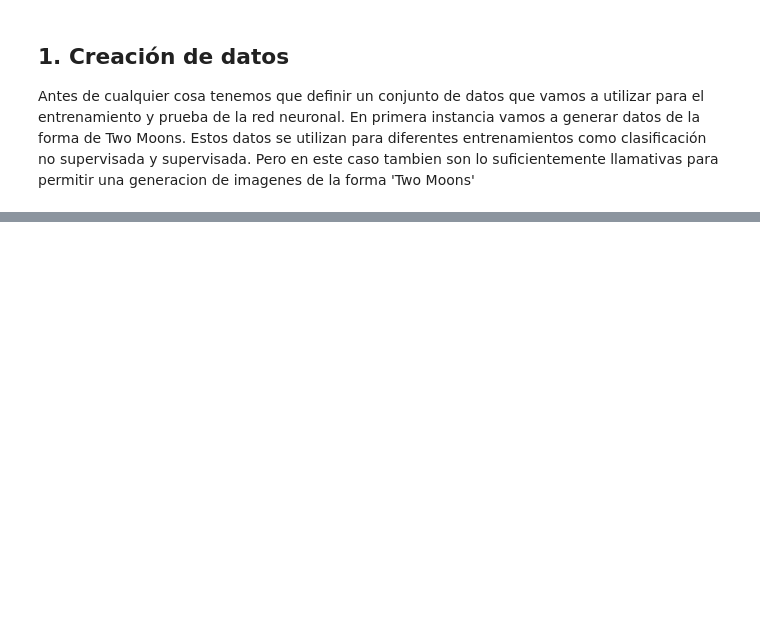
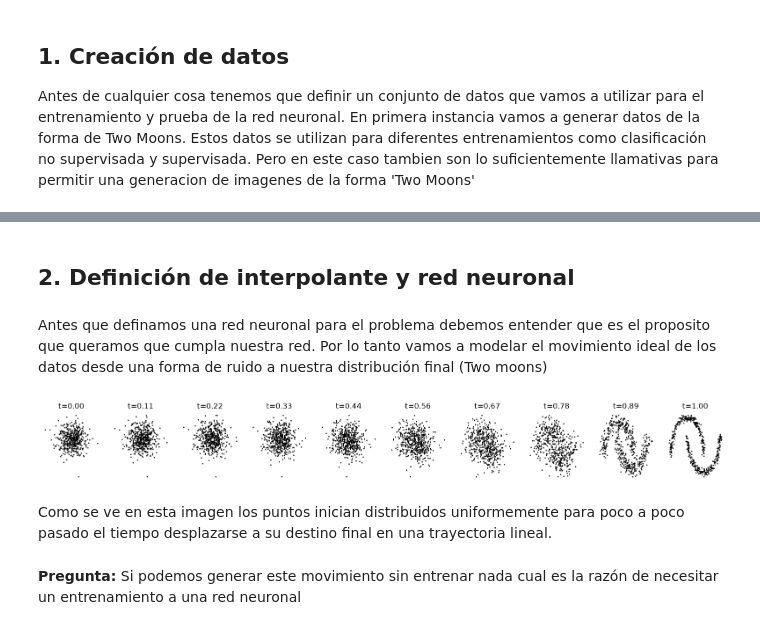
Before and after one commit to tomasSiSa18/TallerFlowMatching, a Jupyter notebook: PropuestaLabFlowMatching.ipynb, the cells around one changed output, grey strips where cells are left out. Drawn from its saved outputs; the diff is of its cells as text; code cells hidden in the pictures; blank space fills up the shorter version.

```diff
--- a/PropuestaLabFlowMatching.ipynb
+++ b/PropuestaLabFlowMatching.ipynb
@@ -33,0 +98,45 @@ Antes de cualquier cosa tenemos que definir un conjunto de datos que vamos a uti
+# %% [markdown]
+## 2. Definición de interpolante y red neuronal
+# %% [markdown]
+Antes que definamos una red neuronal para el problema debemos entender que es el proposito que queramos que cumpla nuestra red. Por lo tanto vamos a modelar el movimiento ideal de los datos desde una forma de ruido a nuestra distribución final (Two moons)
+# %%
+def interpolant(x0, x1, t):
+    """
+
+    Implementa la interpolación lineal entre el ruido (x0) y el dato (x1).
+
+    En t=0: deberíamos obtener ruido puro (x0)
+    En t=1: deberíamos obtener el dato real (x1)
+    En t=0.5: deberíamos obtener una mezcla 50/50
+
+    Args:
+        x0: Punto de partida (ruido), shape: (batch_size, ...)
+        x1: Punto final (dato), shape: (batch_size, ...)
+        t: Parámetro de tiempo, shape: (batch_size,) o escalar
+
+    Returns:
+        x_t: Muestras interpoladas en el tiempo t
+    """
+
+    # Implementa la interpolación lineal entre x0 y x1 usando el parámetro t
+    #------#
+    return ((1-t)*x0) + (t*x1)
+    #------#
+
+fig, axs = plt.subplots(1, 10, figsize=(20, 2))
+
+x1, _ = two_moons(500,)
+x1 = torch.tensor(x1).float()
+x0  = torch.randn_like(x1)
+t = torch.tensor(np.linspace(0., 1., 10))
+for i, ax in enumerate(axs):
+    xt = interpolant(x0,x1,t[i])
+    ax.scatter(xt[:,0], xt[:,1],s=1, color='k')
+    ax.axis('off')
+    ax.set_title(f't={t[i]:.2f}')
+# %% [output]
+[figure, added]
+# %% [markdown]
+Como se ve en esta imagen los puntos inician distribuidos uniformemente para poco a poco pasado el tiempo desplazarse a su destino final en una trayectoria lineal.
+# %% [markdown]
+**Pregunta:** Si podemos generar este movimiento sin entrenar nada cual es la razón de necesitar un entrenamiento a una red neuronal
```
Also changed, not shown: parts of 29 cells of this notebook, 1 other file.
